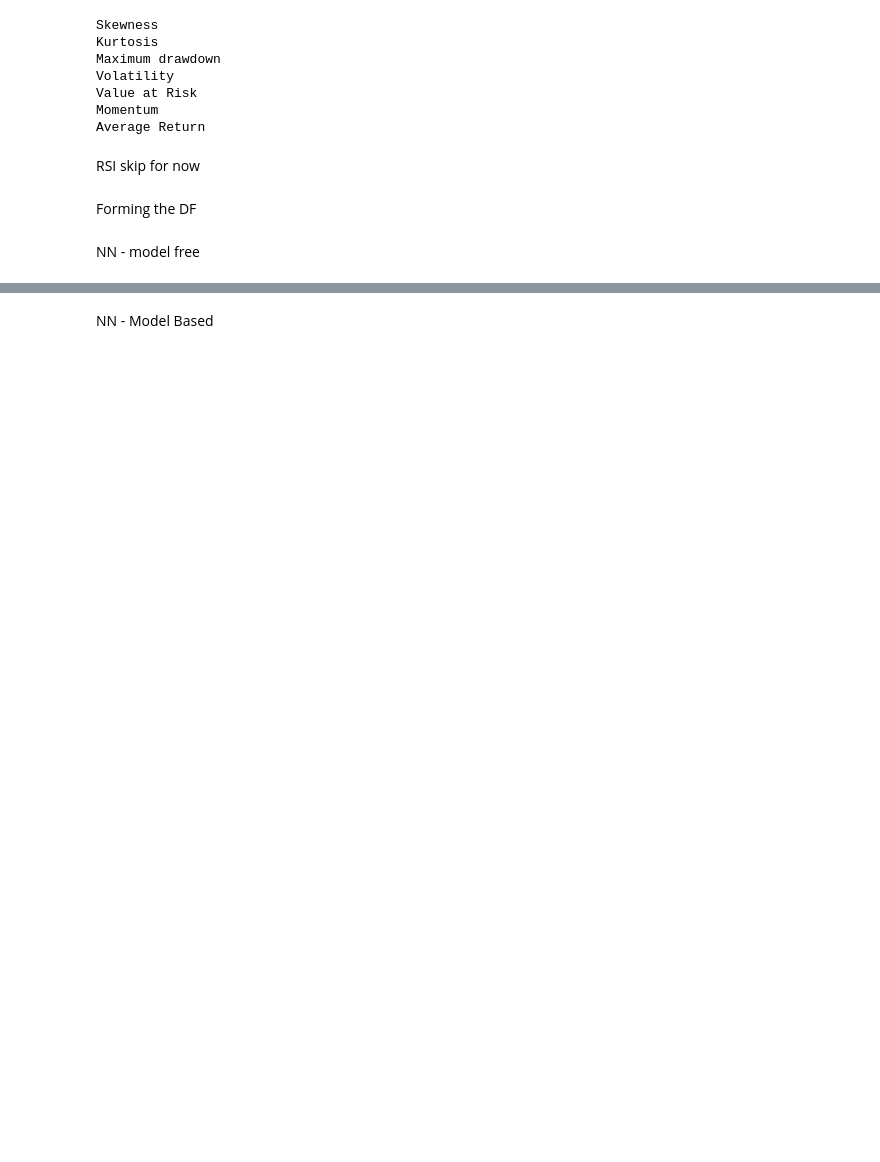
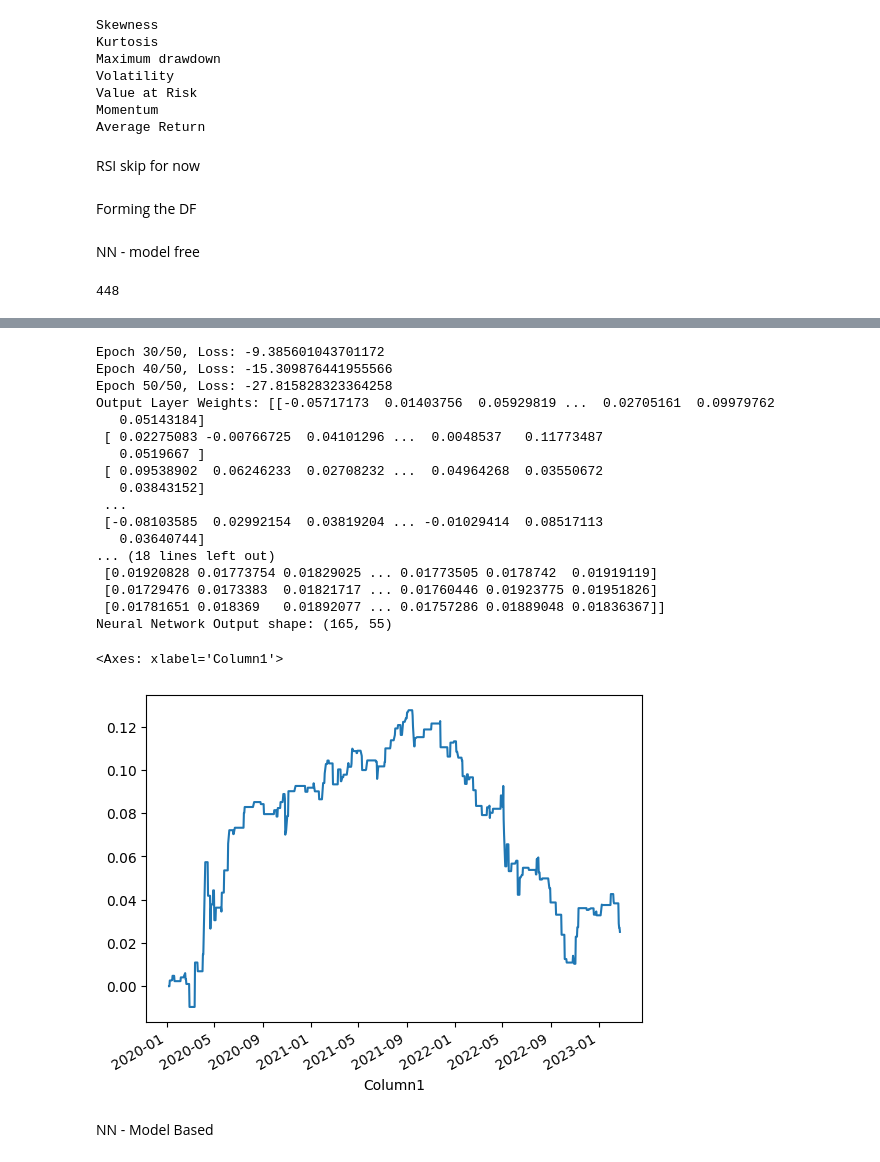
Before and after one commit to JakobA-Scott/ME2313, a Jupyter notebook: ap1.ipynb, the cells around one changed output, grey strips where cells are left out. Drawn from its saved outputs; the diff is of its cells as text; code cells hidden in the pictures; blank space fills up the shorter version.

```diff
--- a/ap1.ipynb
+++ b/ap1.ipynb
@@ -353,3 +353,22 @@ print("Neural Network Output shape:", neural_network_output.shape)
     #test_loss = criterion(test_outputs)
     #print(f"Final Training Loss: {train_loss.item()}")
     #print(f"Final Test Loss: {test_loss.item()}")
+
+# Normalize the predicted weights
+normalized_predicted_weights = neural_network_output / neural_network_output.sum(axis=1, keepdims=True)
+
+# Convert the normalized predicted weights to DataFrame
+weights_df = pd.DataFrame(normalized_predicted_weights, index=y_test.index, columns=returns.columns)
+
+# Align the weights DataFrame with the returns DataFrame
+# You might need to handle differences in indices and columns here
+weights_df = weights_df.reindex(returns.index).fillna(0)
+
+# Calculate weighted returns
+portfolio_returns = weights_df.shift(1).mul(returns).dropna(how='all')
+
+# Calculate cumulative portfolio returns and plot
+cumulative_returns = portfolio_returns.sum(axis=1).cumsum()
+cumulative_returns.plot()
+# %% [output]
+448
@@ -356,3 +377,22 @@ print("Neural Network Output shape:", neural_network_output.shape)
+Epoch 30/50, Loss: -9.385601043701172
+Epoch 40/50, Loss: -15.309876441955566
+Epoch 50/50, Loss: -27.815828323364258
+Output Layer Weights: [[-0.05717173  0.01403756  0.05929819 ...  0.02705161  0.09979762
+   0.05143184]
+ [ 0.02275083 -0.00766725  0.04101296 ...  0.0048537   0.11773487
+   0.0519667 ]
+ [ 0.09538902  0.06246233  0.02708232 ...  0.04964268  0.03550672
+   0.03843152]
+ ...
+ [-0.08103585  0.02992154  0.03819204 ... -0.01029414  0.08517113
+   0.03640744]
+... (18 lines left out)
+ [0.01920828 0.01773754 0.01829025 ... 0.01773505 0.0178742  0.01919119]
+ [0.01729476 0.0173383  0.01821717 ... 0.01760446 0.01923775 0.01951826]
+ [0.01781651 0.018369   0.01892077 ... 0.01757286 0.01889048 0.01836367]]
+Neural Network Output shape: (165, 55)
+<Axes: xlabel='Column1'>
+[figure, added]
 # %% [markdown]
 NN - Model Based
 # %%
```
Also changed, not shown: parts of 3 cells of this notebook.
